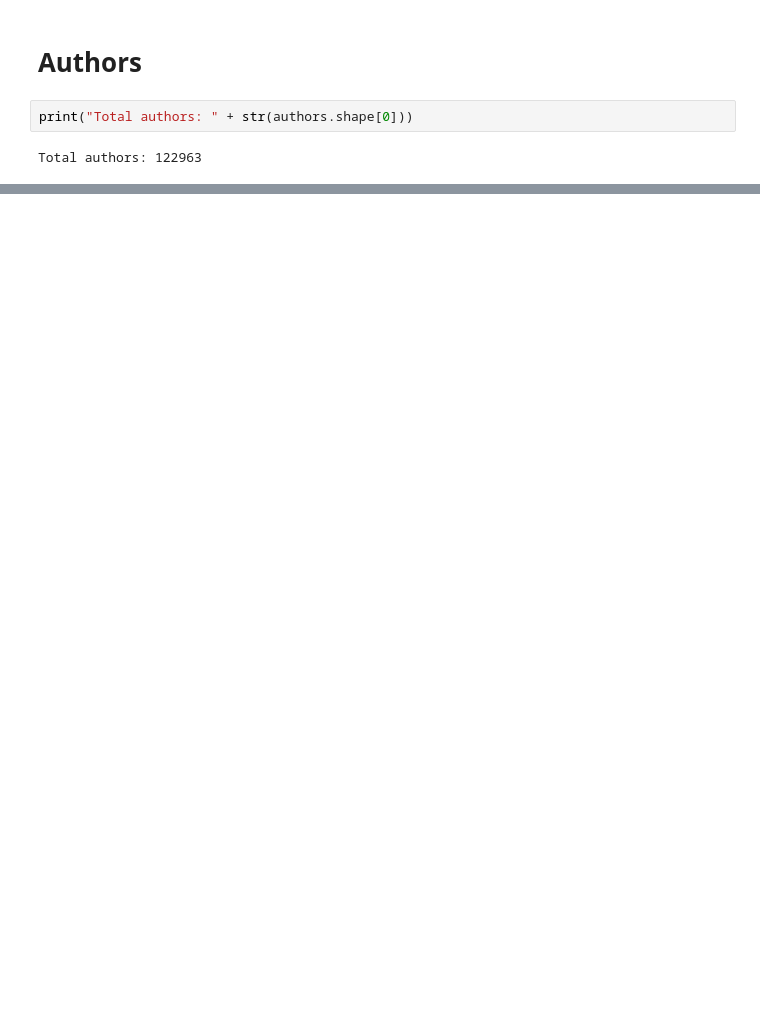
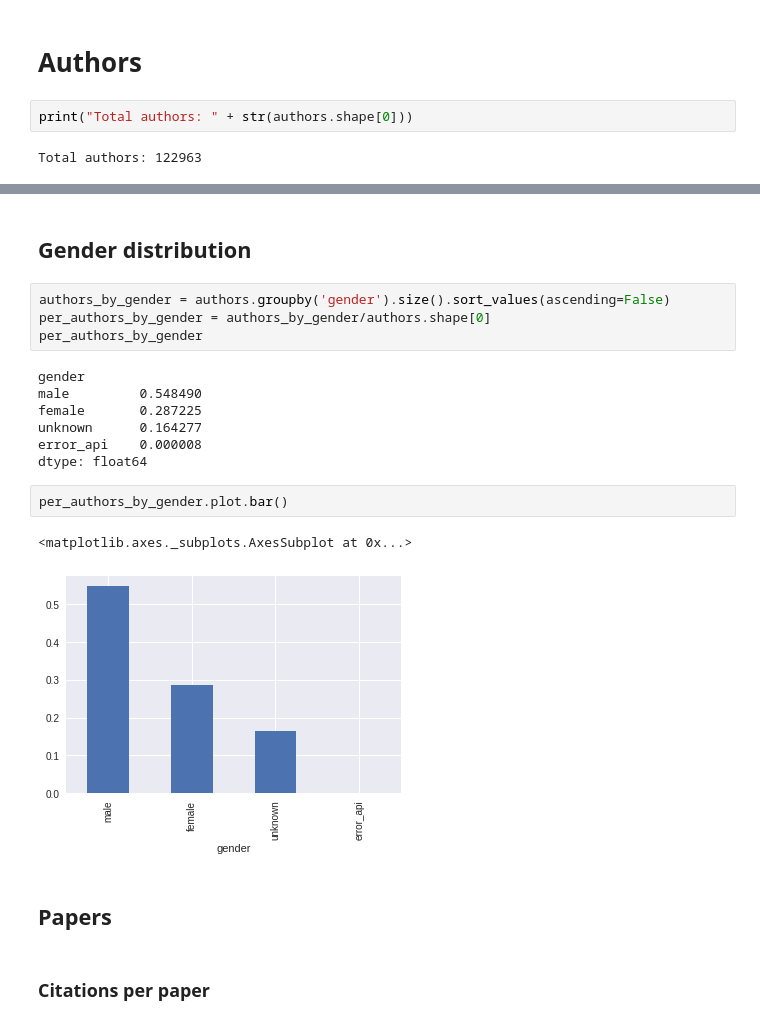
Before and after one commit to social-link-analytics-group-bsc/gender_bioinfo, a Jupyter notebook: analysis/gender_bias_analysis.ipynb, the cells around one changed output, grey strips where cells are left out. Drawn from its saved outputs; the diff is of its cells as text; blank space fills up the shorter version.

```diff
--- a/analysis/gender_bias_analysis.ipynb
+++ b/analysis/gender_bias_analysis.ipynb
@@ -115,0 +174,22 @@ Total authors: 122963
+# %% [markdown]
+## Gender distribution
+# %%
+authors_by_gender = authors.groupby('gender').size().sort_values(ascending=False)
+per_authors_by_gender = authors_by_gender/authors.shape[0]
+per_authors_by_gender
+# %% [output]
+gender
+male         0.548490
+female       0.287225
+unknown      0.164277
+error_api    0.000008
+dtype: float64
+# %%
+per_authors_by_gender.plot.bar()
+# %% [output]
+<matplotlib.axes._subplots.AxesSubplot at 0x...>
+[figure, added]
+# %% [markdown]
+## Papers
+# %% [markdown]
+### Citations per paper
```
Also changed, not shown: parts of 23 cells of this notebook.
